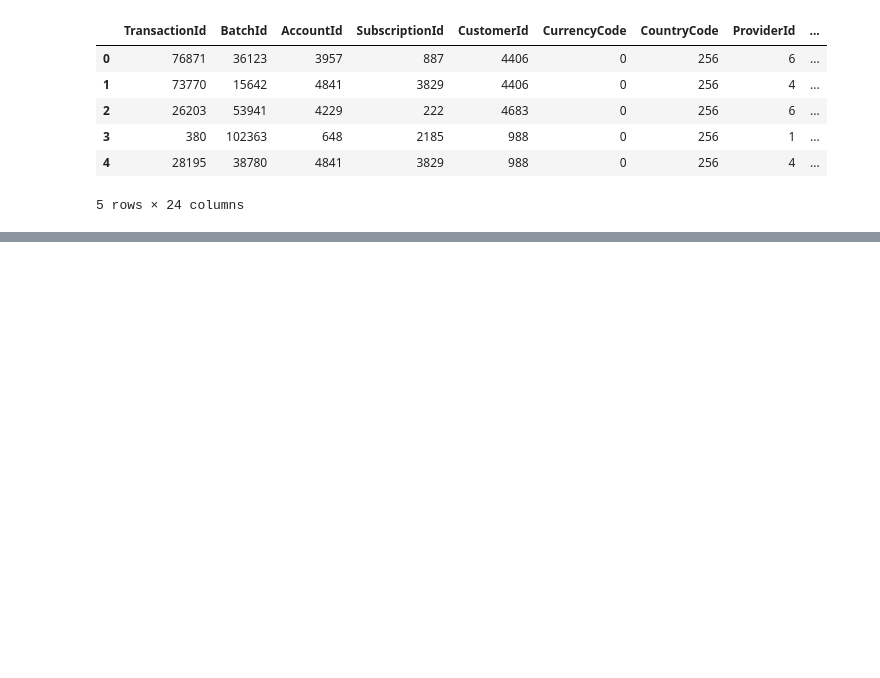
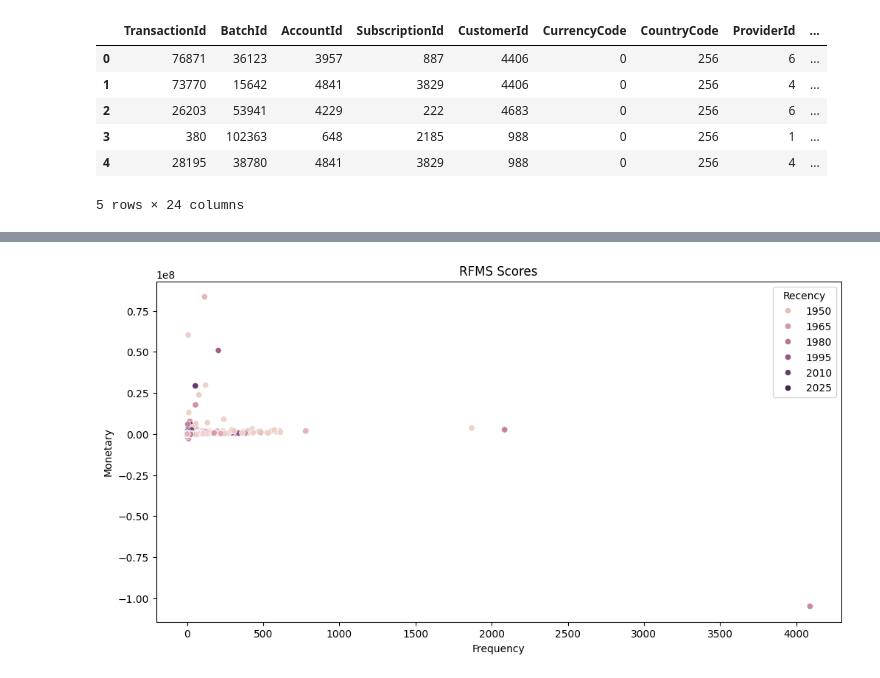
Before and after one commit to abigiyaayele/BatiBank_creditScoring, a Jupyter notebook: NoteBooks/feature_eng.ipynb, the cells around one changed output, grey strips where cells are left out. Cells and saved outputs as stored; diff of their text form; code cells hidden in the pictures; blank space fills up the shorter version.

```diff
--- a/NoteBooks/feature_eng.ipynb
+++ b/NoteBooks/feature_eng.ipynb
@@ -622,3 +642,15 @@ Name: count, dtype: int64
 | 3 | 380 | 102363 | 648 | 2185 | 988 | 0 | 256 | 1 | ... |
 | 4 | 28195 | 38780 | 4841 | 3829 | 988 | 0 | 256 | 4 | ... |
 5 rows × 24 columns
+# %%
+# 1. Construct Default Estimator (Proxy)
+
+# Calculate RFMS scores for each user
+rfms_scores = data.groupby('CustomerId').agg(
+    Recency=('TransactionStartTime', lambda x: (pd.Timestamp.now(tz='UTC') - x.max()).days),
+    Frequency=('TransactionId', 'count'),
+    Monetary=('Amount', 'sum')
+).reset_index()
+
+# Display the first few rows of RFMS scores
+rfms_scores.head()
@@ -624,0 +664,10 @@ Name: count, dtype: int64
+# %%
+# Visualize RFMS scores
+plt.figure(figsize=(12, 6))
+sns.scatterplot(x='Frequency', y='Monetary', hue='Recency', data=rfms_scores)
+plt.xlabel('Frequency')
+plt.ylabel('Monetary')
+plt.title('RFMS Scores')
+plt.show()
+# %% [output]
+[figure, added]
```
Also changed, not shown: parts of 6 cells of this notebook, 2 other files.
